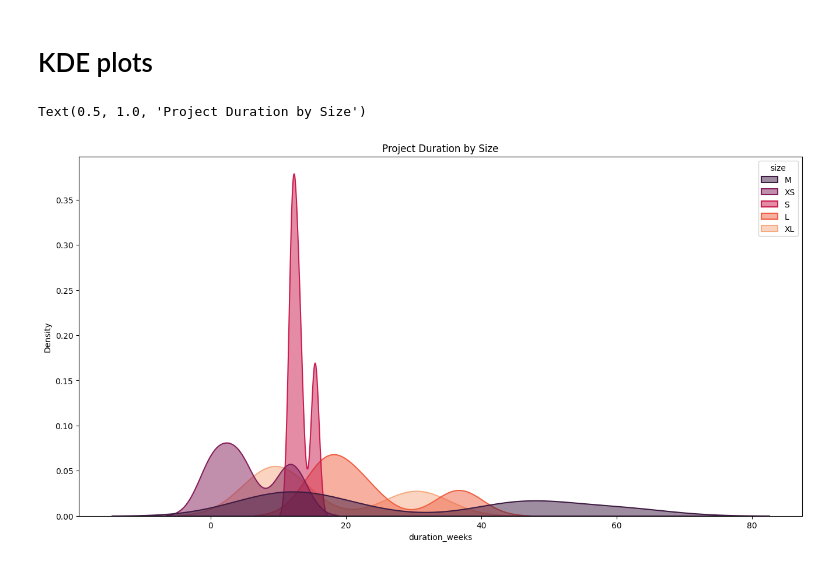
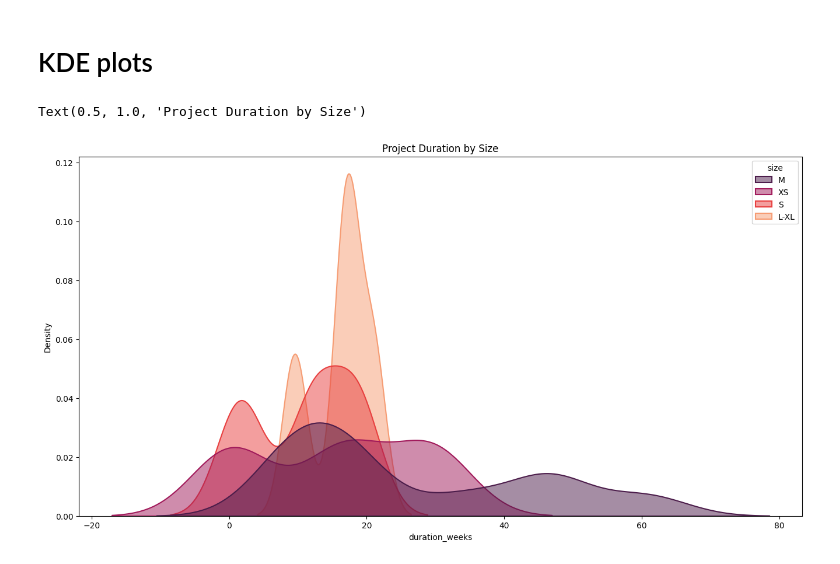
Before and after one commit to dbouquin/static_arch_project_vis, a Jupyter notebook: static_arch_project_vis.ipynb, the cells around one changed output. Saved outputs shown, nothing was run; the diff lists cells and outputs as text; code cells hidden in the pictures.

```diff
--- a/static_arch_project_vis.ipynb
+++ b/static_arch_project_vis.ipynb
@@ -43,19 +43,19 @@ Name: duration_weeks, dtype: float64
 # %% [markdown]
 # KDE plots
 # %%
-custom_order = ['XL', 'L', 'M', 'S', 'XS']
+custom_order = ['L-XL', 'M', 'S', 'XS']
 plt.figure(figsize=(16, 8))
 palette = sns.color_palette("rocket", len(custom_order))
 
 # Create KDE plots for each size category
 sns.kdeplot(data=df, x='duration_weeks', hue='size', common_norm=False, palette=palette,
             fill=True, alpha=0.5, linewidth=1.5, bw_adjust=0.5)
 
 
 plt.title('Project Duration by Size')
 # %% [output]
 Text(0.5, 1.0, 'Project Duration by Size')
-[figure, old version]
+[figure, new version]
 # %%
 import matplotlib.pyplot as plt
 import seaborn as sns
```
Also changed, not shown: parts of 2 cells of this notebook, 3 other files.
